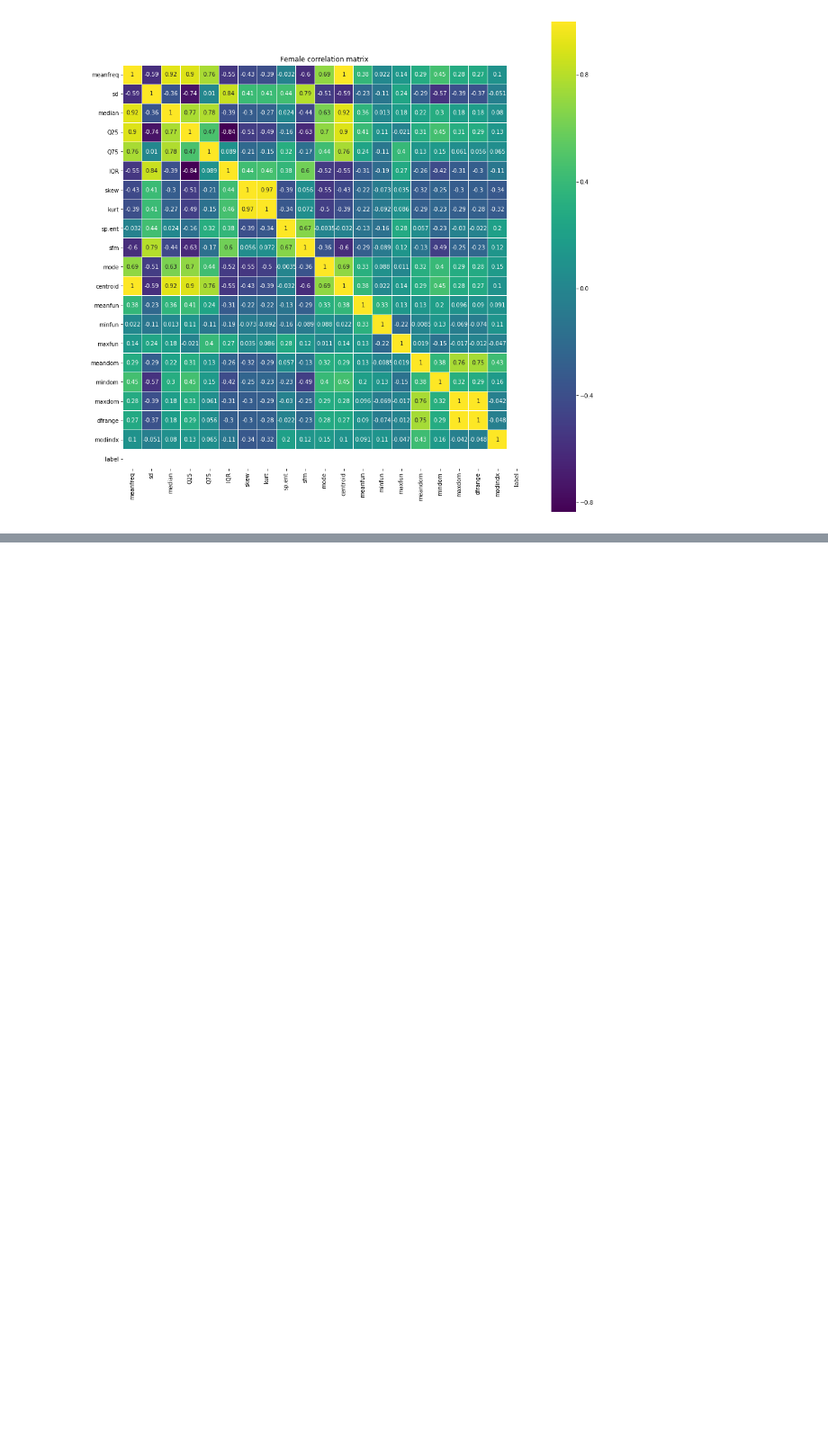
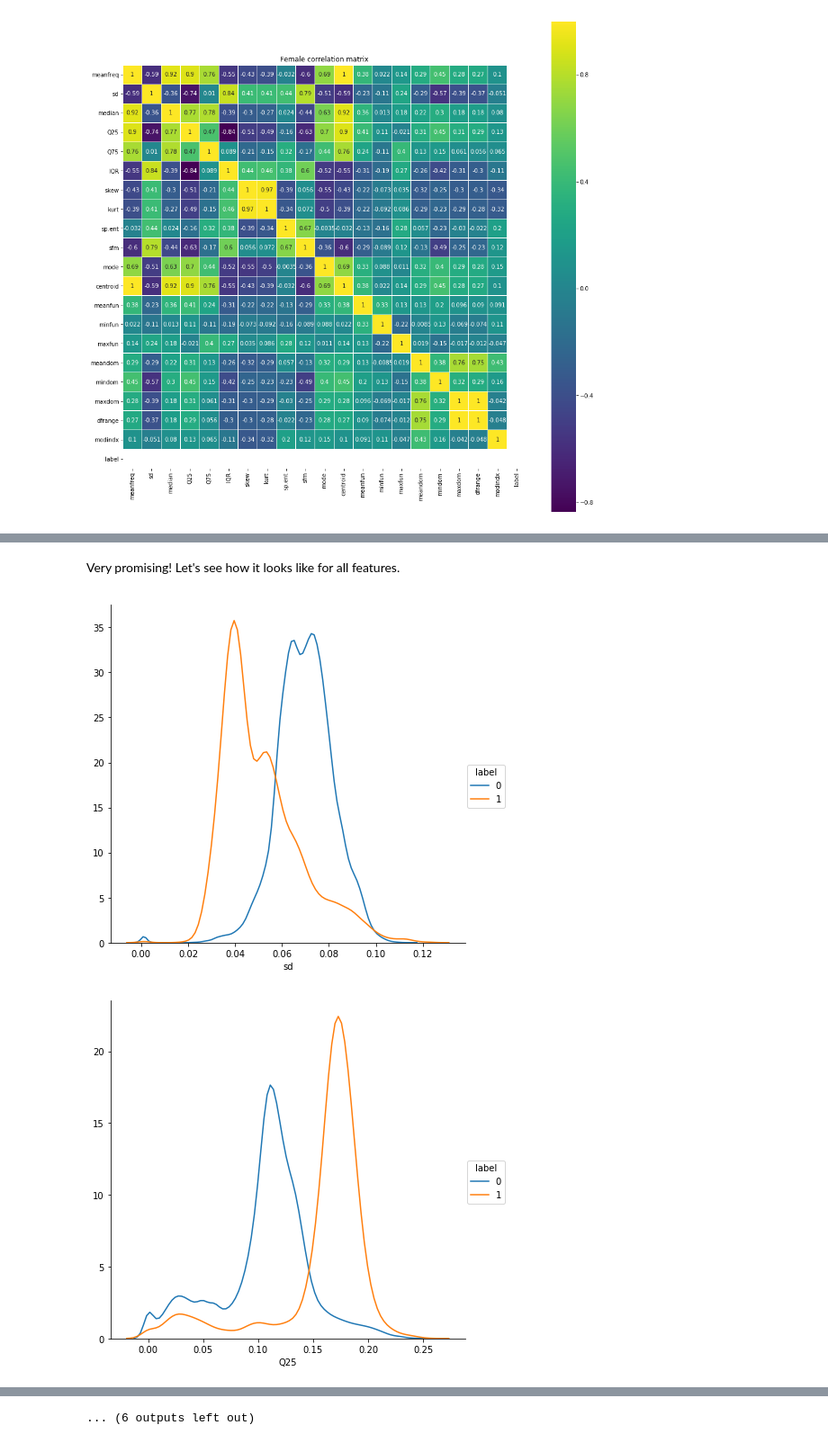
Before and after one commit to RSPB/mfmodel, a Jupyter notebook: data_analysis.ipynb, the cells around one changed output, grey strips where cells are left out. Shown at 90% size. Saved outputs shown, nothing was run; the diff lists cells and outputs as text; code cells hidden in the pictures; blank space fills up the shorter version.

```diff
--- a/data_analysis.ipynb
+++ b/data_analysis.ipynb
@@ -229,0 +297,8 @@ plt.scatter(X[np.where(y == 1), 0],
+# %% [markdown]
+Very promising! Let's see how it looks like for all features.
+# %%
+for name in (set(data.columns.values) - {'label'}):
+    sns.FacetGrid(data, hue="label", size=6).map(sns.kdeplot, name).add_legend()
+# %% [output]
+[figure, added]
+[figure, added]
@@ -229,0 +315 @@ plt.scatter(X[np.where(y == 1), 0],
+... (6 outputs left out)
```
Also changed, not shown: parts of 22 cells of this notebook, 2 other files.
